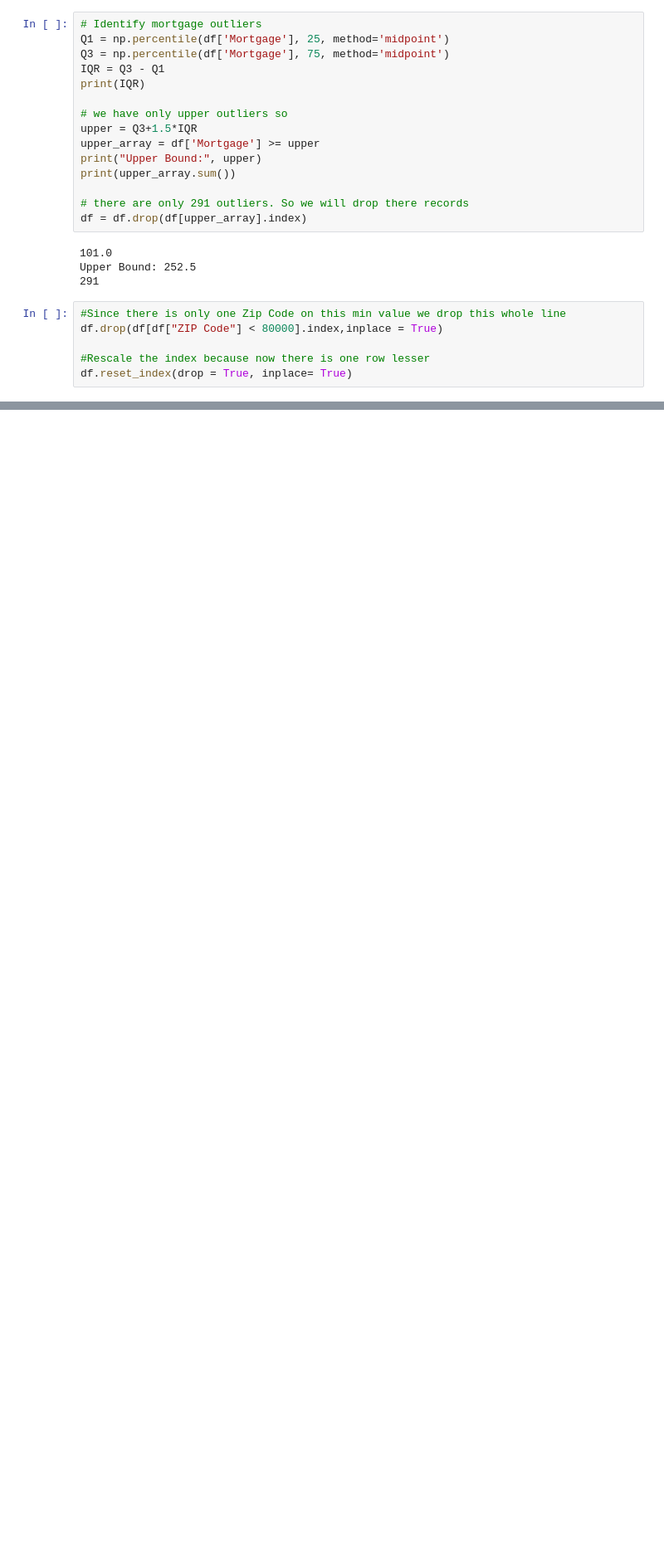
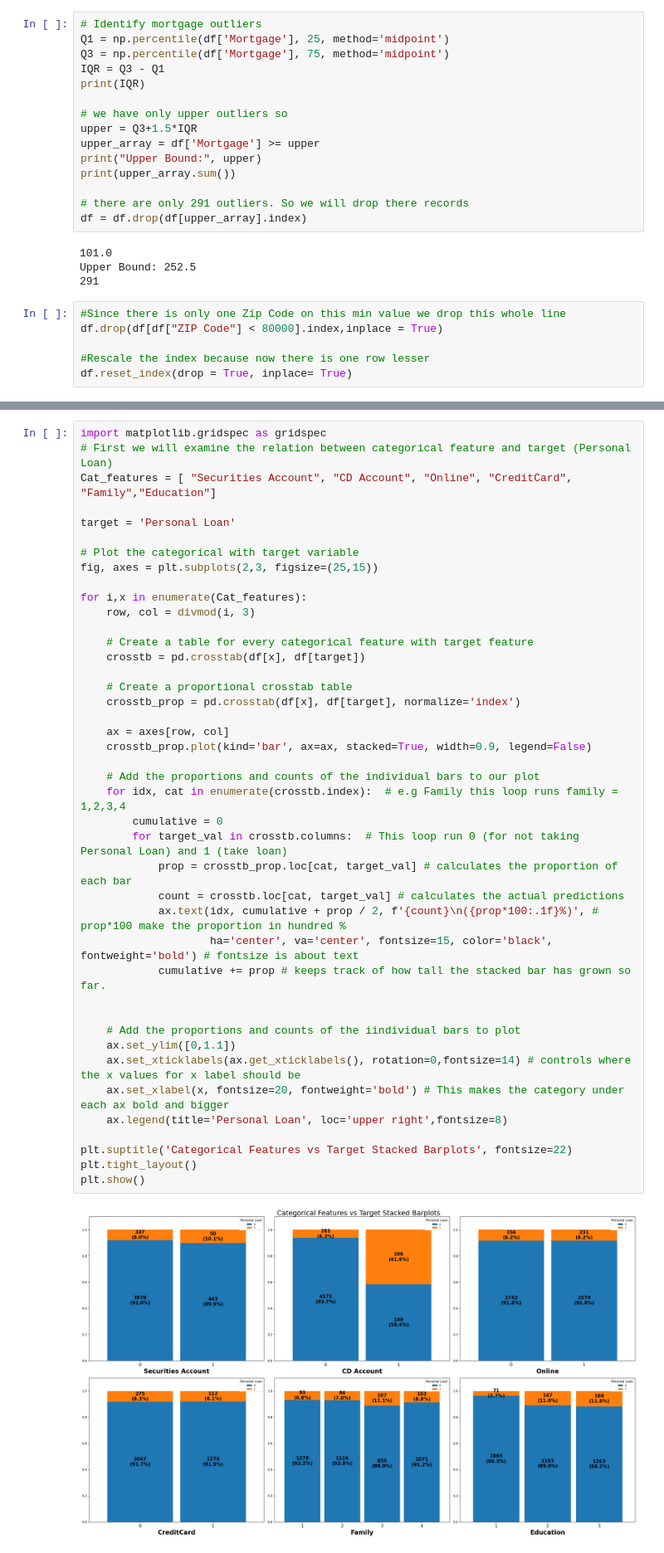
Before and after one commit to CharalamposZisis/Bank-Loan-Classification, a Jupyter notebook: main.ipynb, the cells around one changed output, grey strips where cells are left out. Shown at 83% size. Drawn from its saved outputs; the diff is of its cells as text; blank space fills up the shorter version.

```diff
--- a/main.ipynb
+++ b/main.ipynb
@@ -287,0 +348,44 @@ Add correlations abou the data
+# %%
+import matplotlib.gridspec as gridspec
+# First we will examine the relation between categorical feature and target (Personal Loan)
+Cat_features = [ "Securities Account", "CD Account", "Online", "CreditCard", "Family","Education"]
+
+target = 'Personal Loan'
+
+# Plot the categorical with target variable
+fig, axes = plt.subplots(2,3, figsize=(25,15))
+
+for i,x in enumerate(Cat_features):
+    row, col = divmod(i, 3)
+
+    # Create a table for every categorical feature with target feature
+    crosstb = pd.crosstab(df[x], df[target])
+
+    # Create a proportional crosstab table
+    crosstb_prop = pd.crosstab(df[x], df[target], normalize='index')
+
+    ax = axes[row, col]
+    crosstb_prop.plot(kind='bar', ax=ax, stacked=True, width=0.9, legend=False)
+
+    # Add the proportions and counts of the individual bars to our plot
+    for idx, cat in enumerate(crosstb.index):  # e.g Family this loop runs family = 1,2,3,4
+        cumulative = 0
+        for target_val in crosstb.columns:  # This loop run 0 (for not taking Personal Loan) and 1 (take loan)
+            prop = crosstb_prop.loc[cat, target_val] # calculates the proportion of each bar
+            count = crosstb.loc[cat, target_val] # calculates the actual predictions
+            ax.text(idx, cumulative + prop / 2, f'{count}\n({prop*100:.1f}%)', # prop*100 make the proportion in hundred %
+                    ha='center', va='center', fontsize=15, color='black', fontweight='bold') # fontsize is about text
+            cumulative += prop # keeps track of how tall the stacked bar has grown so far.
+
+
+    # Add the proportions and counts of the iindividual bars to plot
+    ax.set_ylim([0,1.1])
+    ax.set_xticklabels(ax.get_xticklabels(), rotation=0,fontsize=14) # controls where the x values for x label should be
+    ax.set_xlabel(x, fontsize=20, fontweight='bold') # This makes the category under each ax bold and bigger
+    ax.legend(title='Personal Loan', loc='upper right',fontsize=8)
+
+plt.suptitle('Categorical Features vs Target Stacked Barplots', fontsize=22)
+plt.tight_layout()
+plt.show()
+# %% [output]
+[figure, added]
```
Also changed, not shown: parts of 15 cells of this notebook, 1 other file.
